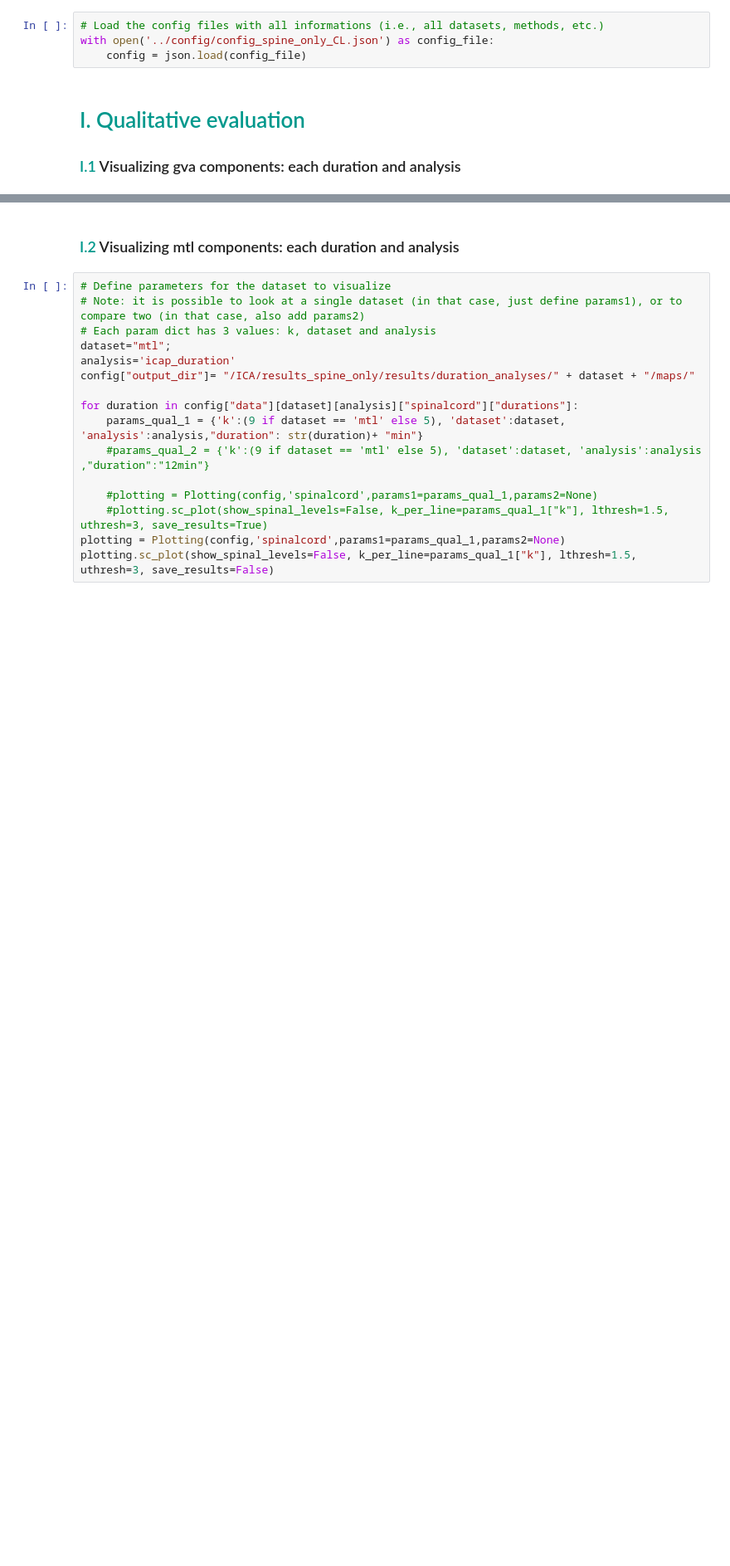
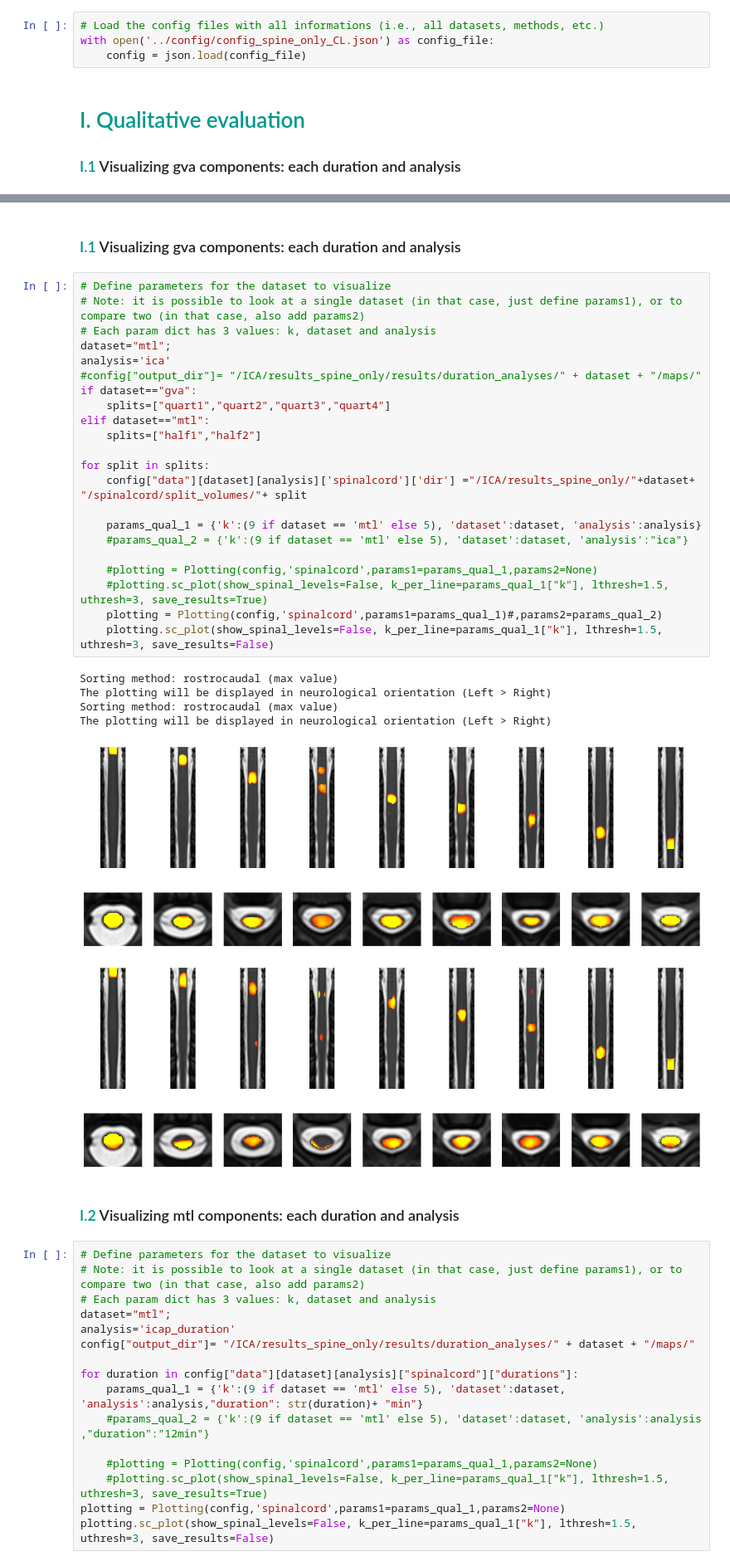
Before and after one commit to NawalK/hc_project_analyses, a Jupyter notebook: notebook/analysis_spine_rs_split-subjects_CL.ipynb, the cells around one changed output, grey strips where cells are left out. Shown at 83% size. Drawn from its saved outputs; the diff is of its cells as text; blank space fills up the shorter version.

```diff
--- a/notebook/analysis_spine_rs_split-subjects_CL.ipynb
+++ b/notebook/analysis_spine_rs_split-subjects_CL.ipynb
@@ -82,3 +79,34 @@ The plotting will be displayed in neurological orientation (Left > Right)
+# %% [markdown]
+### <font color=#00988c> I.1  </font> Visualizing gva components: each duration and analysis
+# %%
+# Define parameters for the dataset to visualize
+# Note: it is possible to look at a single dataset (in that case, just define params1), or to compare two (in that case, also add params2)
+# Each param dict has 3 values: k, dataset and analysis
+dataset="mtl";
+analysis='ica'
+#config["output_dir"]= "/ICA/results_spine_only/results/duration_analyses/" + dataset + "/maps/"
+if dataset=="gva":
+    splits=["quart1","quart2","quart3","quart4"]
+elif dataset=="mtl":
+    splits=["half1","half2"]
+
+for split in splits:
+    config["data"][dataset][analysis]['spinalcord']['dir'] ="/ICA/results_spine_only/"+dataset+ "/spinalcord/split_volumes/"+ split
+
+    params_qual_1 = {'k':(9 if dataset == 'mtl' else 5), 'dataset':dataset, 'analysis':analysis}
+    #params_qual_2 = {'k':(9 if dataset == 'mtl' else 5), 'dataset':dataset, 'analysis':"ica"}
+
+    #plotting = Plotting(config,'spinalcord',params1=params_qual_1,params2=None)
+    #plotting.sc_plot(show_spinal_levels=False, k_per_line=params_qual_1["k"], lthresh=1.5, uthresh=3, save_results=True)
+    plotting = Plotting(config,'spinalcord',params1=params_qual_1)#,params2=params_qual_2)
+    plotting.sc_plot(show_spinal_levels=False, k_per_line=params_qual_1["k"], lthresh=1.5, uthresh=3, save_results=False)
+# %% [output]
+Sorting method: rostrocaudal (max value)
+The plotting will be displayed in neurological orientation (Left > Right)
+Sorting method: rostrocaudal (max value)
+The plotting will be displayed in neurological orientation (Left > Right)
+[figure, added]
+[figure, added]
 # %% [markdown]
 ### <font color=#00988c> I.2  </font> Visualizing mtl components: each duration and analysis
 # %%
```
Also changed, not shown: parts of 6 cells of this notebook, 5 other files.
